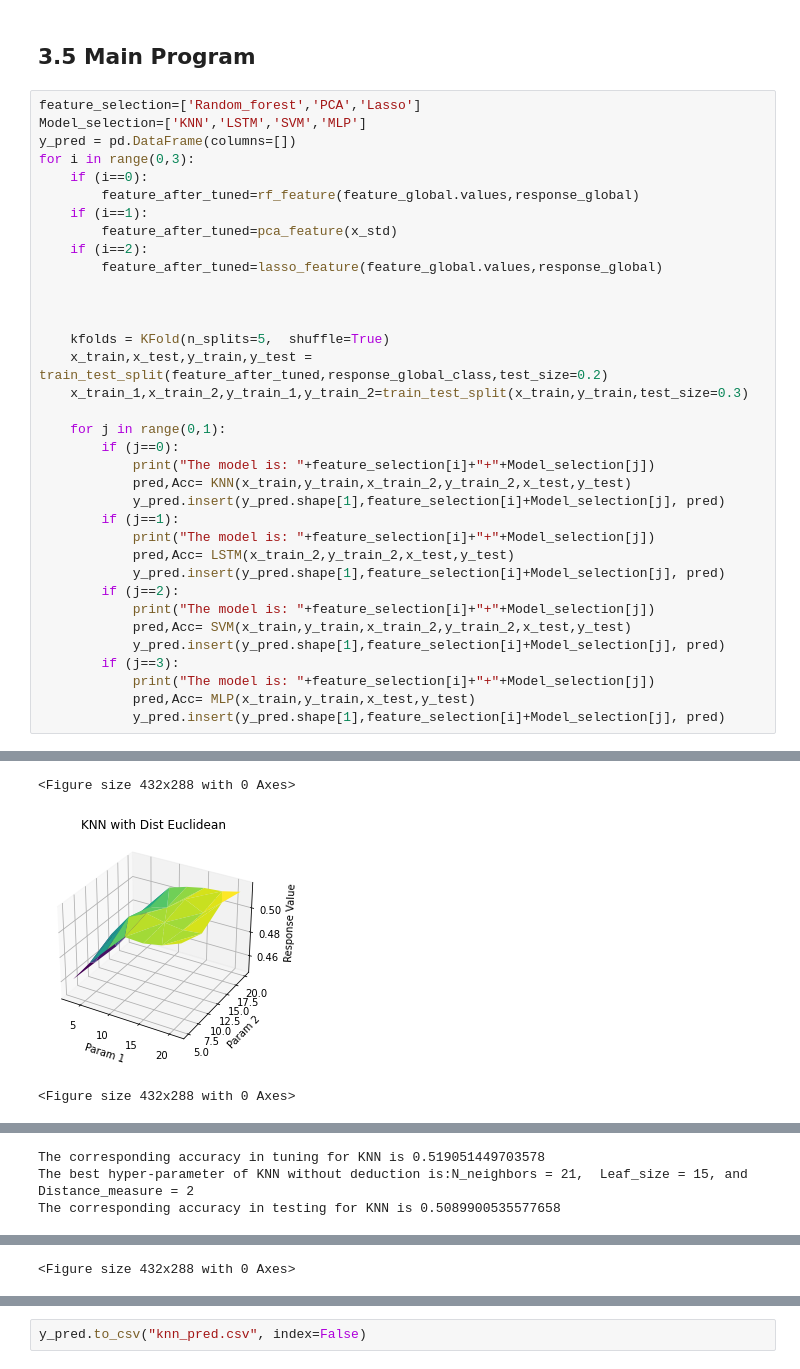
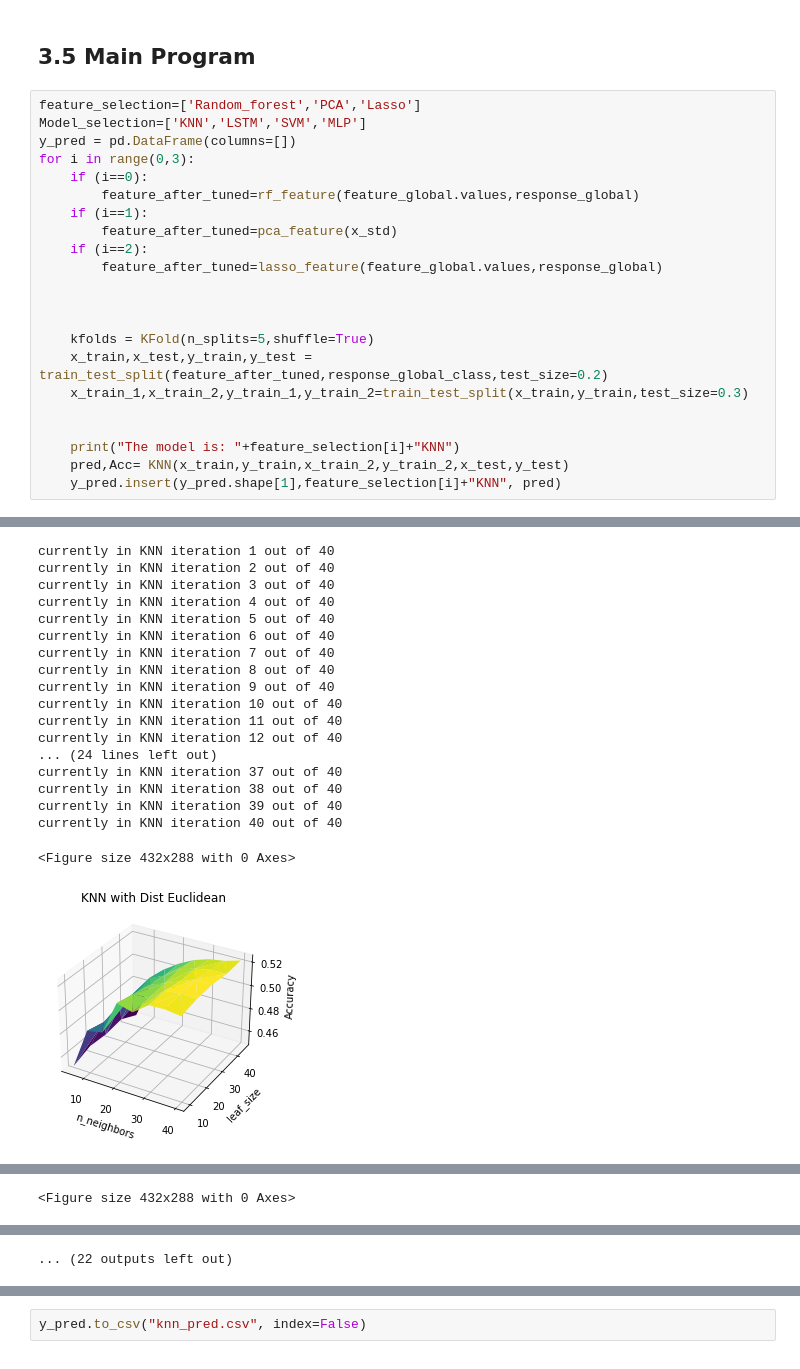
Before and after one commit to ese527team/Final_report, a Jupyter notebook: KNN.ipynb, the cells around one changed output, grey strips where cells are left out. Drawn from its saved outputs; the diff is of its cells as text.

```diff
--- a/KNN.ipynb
+++ b/KNN.ipynb
@@ -464,25 +300,12 @@ for i in range(0,3):
 
 
 
-    kfolds = KFold(n_splits=5,  shuffle=True)
+    kfolds = KFold(n_splits=5,shuffle=True)
     x_train,x_test,y_train,y_test = train_test_split(feature_after_tuned,response_global_class,test_size=0.2)
     x_train_1,x_train_2,y_train_1,y_train_2=train_test_split(x_train,y_train,test_size=0.3)
 
-    for j in range(0,1):
-        if (j==0):
-            print("The model is: "+feature_selection[i]+"+"+Model_selection[j])
-            pred,Acc= KNN(x_train,y_train,x_train_2,y_train_2,x_test,y_test)
-            y_pred.insert(y_pred.shape[1],feature_selection[i]+Model_selection[j], pred)
-        if (j==1):
-            print("The model is: "+feature_selection[i]+"+"+Model_selection[j])
-            pred,Acc= LSTM(x_train_2,y_train_2,x_test,y_test)
-            y_pred.insert(y_pred.shape[1],feature_selection[i]+Model_selection[j], pred)
-        if (j==2):
-            print("The model is: "+feature_selection[i]+"+"+Model_selection[j])
-            pred,Acc= SVM(x_train,y_train,x_train_2,y_train_2,x_test,y_test)
-            y_pred.insert(y_pred.shape[1],feature_selection[i]+Model_selection[j], pred)
-        if (j==3):
-            print("The model is: "+feature_selection[i]+"+"+Model_selection[j])
-            pred,Acc= MLP(x_train,y_train,x_test,y_test)
-            y_pred.insert(y_pred.shape[1],feature_selection[i]+Model_selection[j], pred)
+
+    print("The model is: "+feature_selection[i]+"KNN")
+    pred,Acc= KNN(x_train,y_train,x_train_2,y_train_2,x_test,y_test)
+    y_pred.insert(y_pred.shape[1],feature_selection[i]+"KNN", pred)
 # %% [output]
@@ -508,3 +331,19 @@ currently in KNN iteration 84 out of 74
-<Figure size 432x288 with 0 Axes>
+currently in KNN iteration 1 out of 40
+currently in KNN iteration 2 out of 40
+currently in KNN iteration 3 out of 40
+currently in KNN iteration 4 out of 40
+currently in KNN iteration 5 out of 40
+currently in KNN iteration 6 out of 40
+currently in KNN iteration 7 out of 40
+currently in KNN iteration 8 out of 40
+currently in KNN iteration 9 out of 40
+currently in KNN iteration 10 out of 40
+currently in KNN iteration 11 out of 40
+currently in KNN iteration 12 out of 40
+... (24 lines left out)
+currently in KNN iteration 37 out of 40
+currently in KNN iteration 38 out of 40
+currently in KNN iteration 39 out of 40
+currently in KNN iteration 40 out of 40
+<Figure size 432x288 with 0 Axes>
-[figure, old version]
+[figure, new version]
-<Figure size 432x288 with 0 Axes>
@@ -510,0 +367 @@ currently in KNN iteration 84 out of 74
+<Figure size 432x288 with 0 Axes>
@@ -512,3 +368,0 @@ currently in KNN iteration 84 out of 74
-The corresponding accuracy in tuning for KNN is 0.519051449703578
-The best hyper-parameter of KNN without deduction is:N_neighbors = 21,  Leaf_size = 15, and Distance_measure = 2
-The corresponding accuracy in testing for KNN is 0.5089900535577658
@@ -533 +372,0 @@ currently in KNN iteration 84 out of 74
-<Figure size 432x288 with 0 Axes>
@@ -535,0 +390 @@ currently in KNN iteration 84 out of 74
+... (22 outputs left out)
```
Also changed, not shown: parts of 14 cells of this notebook.
